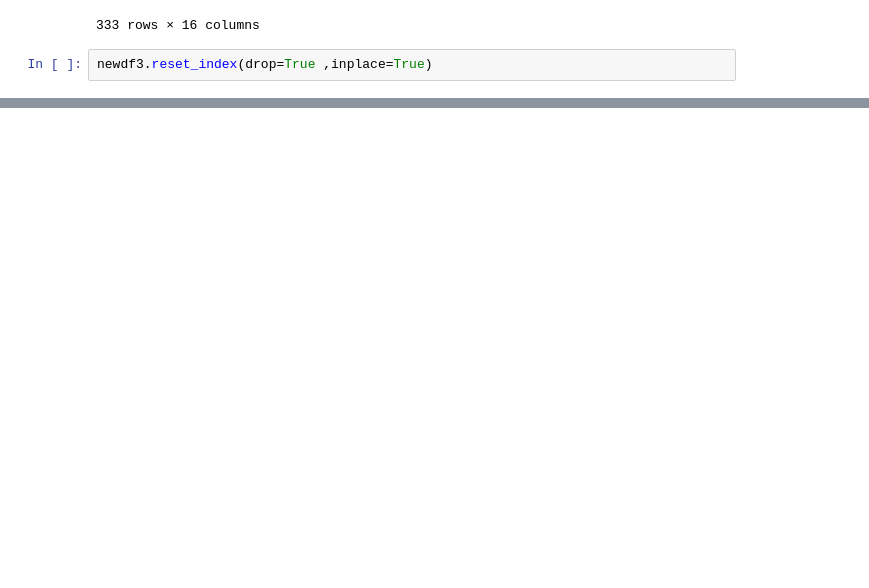
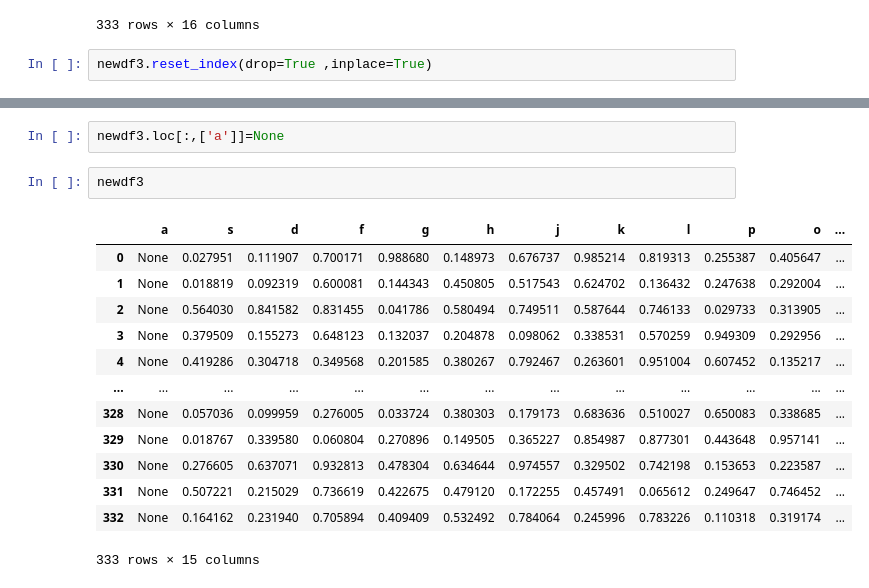
Before and after one commit to prajwalgh/data_science, a Jupyter notebook: pandas_Tutorial .ipynb, the cells around one changed output, grey strips where cells are left out. Drawn from its saved outputs; the diff is of its cells as text; blank space fills up the shorter version.

```diff
--- a/pandas_Tutorial .ipynb
+++ b/pandas_Tutorial .ipynb
@@ -611,0 +627,18 @@ newdf3
+# %%
+newdf3.loc[:,['a']]=None
+# %%
+newdf3
+# %% [output]
+|  | a | s | d | f | g | h | j | k | l | p | o | ... |
+| 0 | None | 0.027951 | 0.111907 | 0.700171 | 0.988680 | 0.148973 | 0.676737 | 0.985214 | 0.819313 | 0.255387 | 0.405647 | ... |
+| 1 | None | 0.018819 | 0.092319 | 0.600081 | 0.144343 | 0.450805 | 0.517543 | 0.624702 | 0.136432 | 0.247638 | 0.292004 | ... |
+| 2 | None | 0.564030 | 0.841582 | 0.831455 | 0.041786 | 0.580494 | 0.749511 | 0.587644 | 0.746133 | 0.029733 | 0.313905 | ... |
+| 3 | None | 0.379509 | 0.155273 | 0.648123 | 0.132037 | 0.204878 | 0.098062 | 0.338531 | 0.570259 | 0.949309 | 0.292956 | ... |
+| 4 | None | 0.419286 | 0.304718 | 0.349568 | 0.201585 | 0.380267 | 0.792467 | 0.263601 | 0.951004 | 0.607452 | 0.135217 | ... |
+| ... | ... | ... | ... | ... | ... | ... | ... | ... | ... | ... | ... | ... |
+| 328 | None | 0.057036 | 0.099959 | 0.276005 | 0.033724 | 0.380303 | 0.179173 | 0.683636 | 0.510027 | 0.650083 | 0.338685 | ... |
+| 329 | None | 0.018767 | 0.339580 | 0.060804 | 0.270896 | 0.149505 | 0.365227 | 0.854987 | 0.877301 | 0.443648 | 0.957141 | ... |
+| 330 | None | 0.276605 | 0.637071 | 0.932813 | 0.478304 | 0.634644 | 0.974557 | 0.329502 | 0.742198 | 0.153653 | 0.223587 | ... |
+| 331 | None | 0.507221 | 0.215029 | 0.736619 | 0.422675 | 0.479120 | 0.172255 | 0.457491 | 0.065612 | 0.249647 | 0.746452 | ... |
+| 332 | None | 0.164162 | 0.231940 | 0.705894 | 0.409409 | 0.532492 | 0.784064 | 0.245996 | 0.783226 | 0.110318 | 0.319174 | ... |
+333 rows × 15 columns
```
Also changed, not shown: parts of 33 cells of this notebook.
